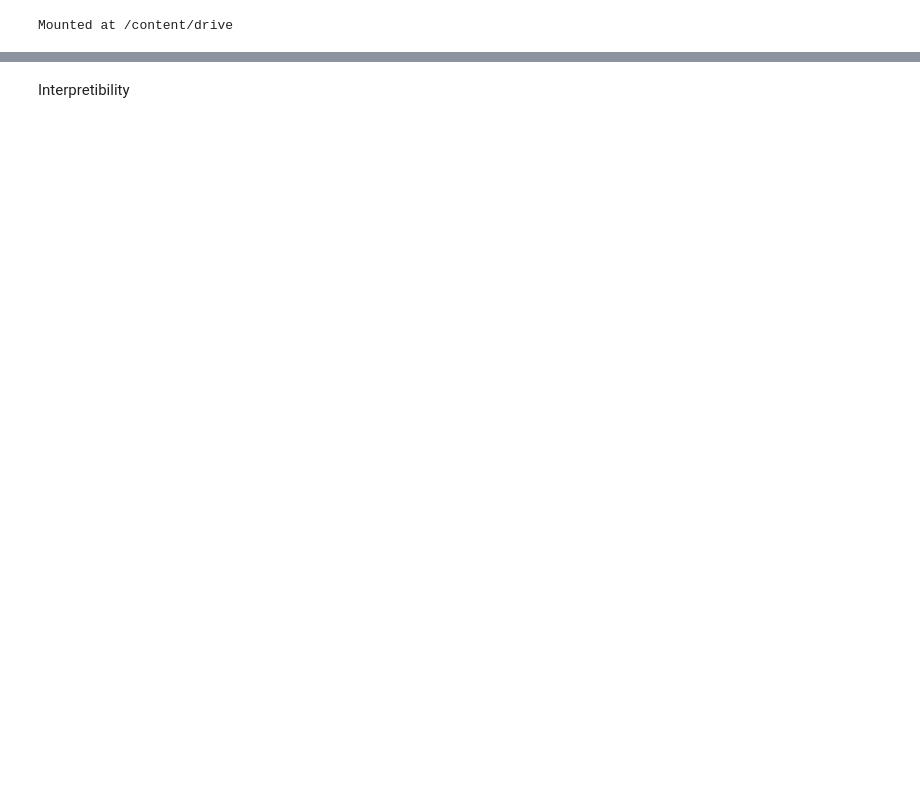
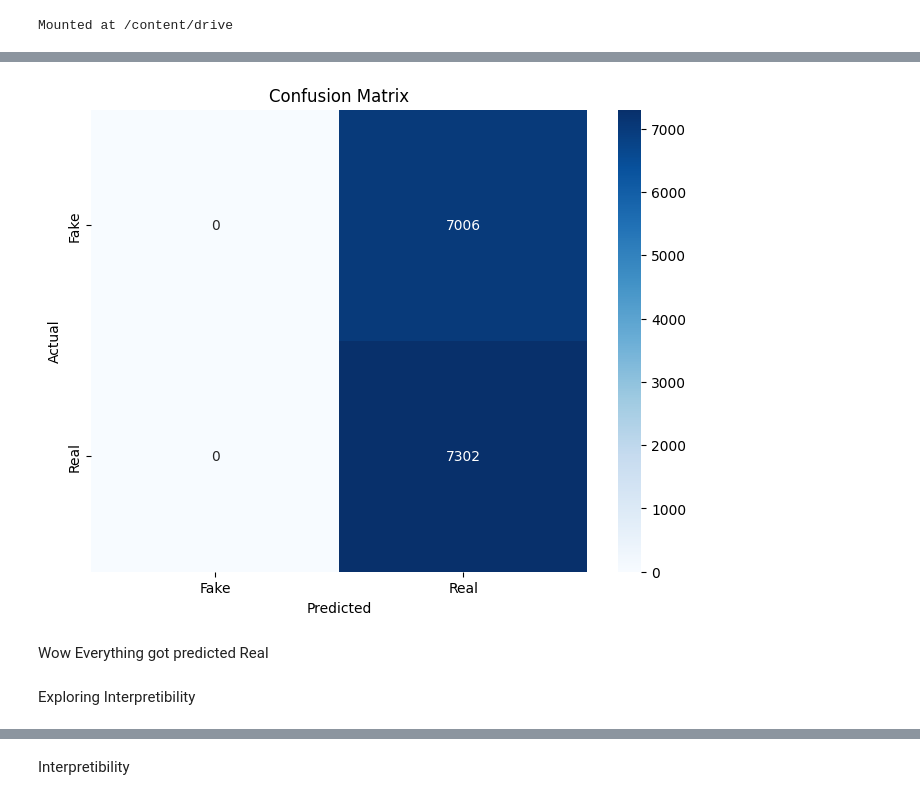
Before and after one commit to saamm/FakeNewsDetector, a Jupyter notebook: LSTM.ipynb, the cells around one changed output, grey strips where cells are left out. Cells and saved outputs as stored; diff of their text form; code cells hidden in the pictures; blank space fills up the shorter version.

```diff
--- a/LSTM.ipynb
+++ b/LSTM.ipynb
@@ -181,0 +69,3 @@ weighted avg       0.35      0.35      0.35        85
+# %%
+#Lowercasing, removing punctuation, lemmatizing, and tokenizing
+df['processed_title'] = df['title'].apply(preprocess_text)
@@ -181,0 +113,13 @@ weighted avg       0.35      0.35      0.35        85
+# %%
+#class weights is unbalanced
+from sklearn.utils.class_weight import compute_class_weight
+import numpy as np
+
+class_weights = compute_class_weight(
+    class_weight="balanced",
+    classes=np.unique(y_train),
+    y=y_train
+)
+
+class_weights = dict(enumerate(class_weights))
+print(class_weights)
@@ -181,0 +172,16 @@ weighted avg       0.35      0.35      0.35        85
+# %%
+early_stop = EarlyStopping(
+    monitor="val_loss",
+    patience=2,
+    restore_best_weights=True
+)
+
+history = model.fit(
+    X_train_pad, y_train,
+    validation_split=0.1,
+    epochs=10,
+    batch_size=64,
+    callbacks=[early_stop],
+    class_weight=class_weights,
+    verbose=1
+)
@@ -181,0 +230,19 @@ weighted avg       0.35      0.35      0.35        85
+# %%
+# Confusion matrix visualization
+import matplotlib.pyplot as plt
+import seaborn as sns
+
+cm = confusion_matrix(y_test, y_pred)
+plt.figure(figsize=(8, 6))
+sns.heatmap(cm, annot=True, fmt='d', cmap='Blues',
+                xticklabels=['Fake', 'Real'], yticklabels=['Fake', 'Real'])
+plt.title('Confusion Matrix')
+plt.ylabel('Actual')
+plt.xlabel('Predicted')
+plt.show()
+# %% [output]
+[figure, added]
+# %% [markdown]
+Wow Everything got predicted Real
+# %% [markdown]
+Exploring Interpretibility
```
Also changed, not shown: parts of 53 cells of this notebook, 2 other files.
